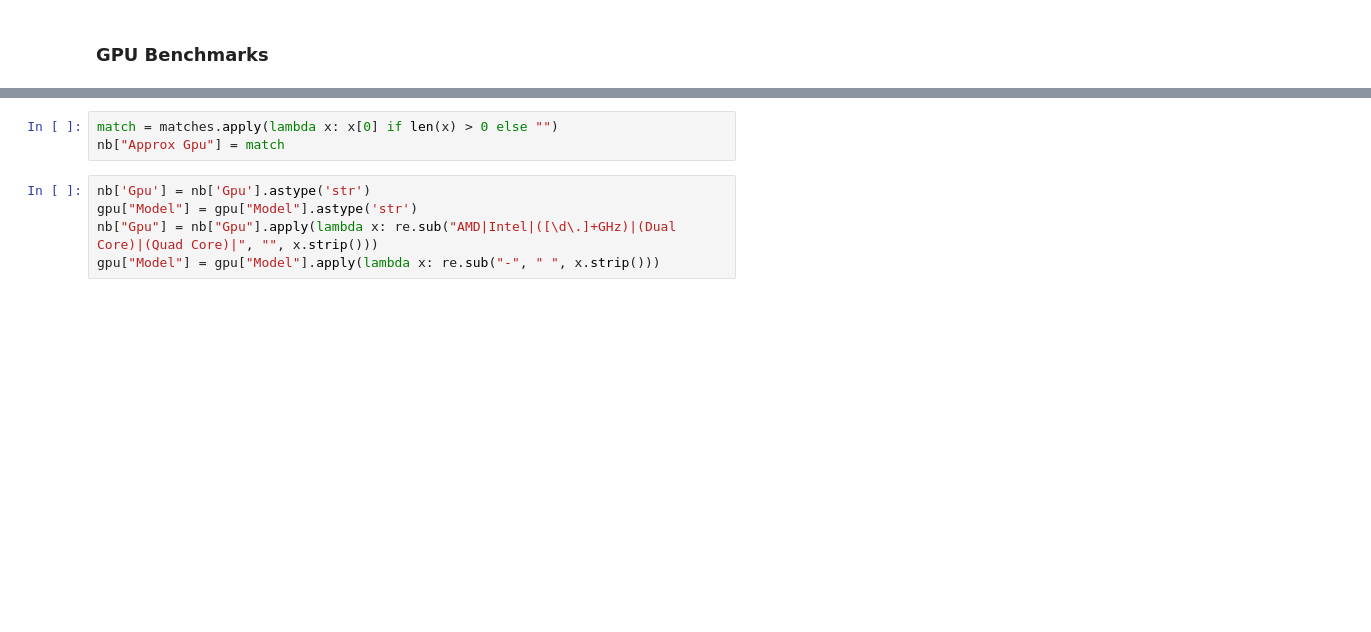
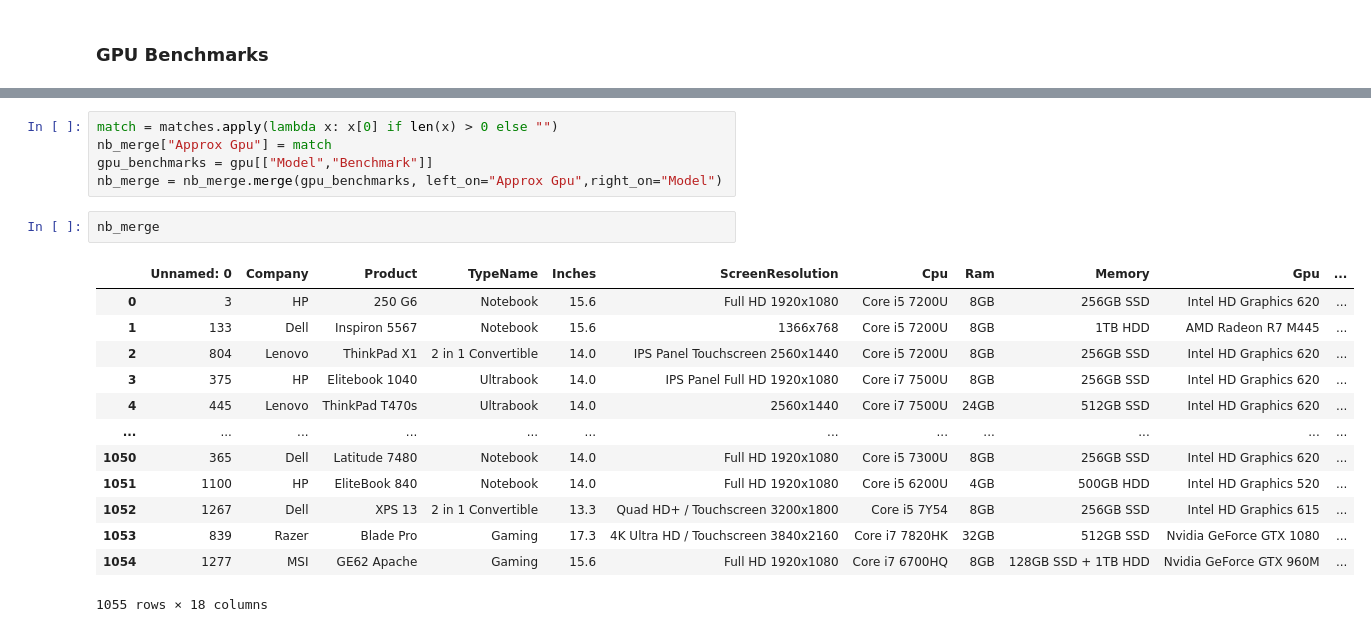
Before and after one commit to Aurathic/Bitcamp-2022, a Jupyter notebook: scraping/aggregate_data.ipynb, the cells around one changed output, grey strips where cells are left out. Drawn from its saved outputs; the diff is of its cells as text; blank space fills up the shorter version.

Commit message:
Fix errors with merges

```diff
--- a/scraping/aggregate_data.ipynb
+++ b/scraping/aggregate_data.ipynb
@@ -105,8 +94,21 @@ Name: Gpu, dtype: object
 # %%
 match = matches.apply(lambda x: x[0] if len(x) > 0 else "")
-nb["Approx Gpu"] = match
+nb_merge["Approx Gpu"] = match
+gpu_benchmarks = gpu[["Model","Benchmark"]]
+nb_merge = nb_merge.merge(gpu_benchmarks, left_on="Approx Gpu",right_on="Model")
-# %%
-nb['Gpu'] = nb['Gpu'].astype('str')
-gpu["Model"] = gpu["Model"].astype('str')
-nb["Gpu"] = nb["Gpu"].apply(lambda x: re.sub("AMD|Intel|([\d\.]+GHz)|(Dual Core)|(Quad Core)|", "", x.strip()))
-gpu["Model"] = gpu["Model"].apply(lambda x: re.sub("-", " ", x.strip()))
+# %%
+nb_merge
+# %% [output]
+|  | Unnamed: 0 | Company | Product | TypeName | Inches | ScreenResolution | Cpu | Ram | Memory | Gpu | ... |
+| 0 | 3 | HP | 250 G6 | Notebook | 15.6 | Full HD 1920x1080 | Core i5 7200U | 8GB | 256GB SSD | Intel HD Graphics 620 | ... |
+| 1 | 133 | Dell | Inspiron 5567 | Notebook | 15.6 | 1366x768 | Core i5 7200U | 8GB | 1TB HDD | AMD Radeon R7 M445 | ... |
+| 2 | 804 | Lenovo | ThinkPad X1 | 2 in 1 Convertible | 14.0 | IPS Panel Touchscreen 2560x1440 | Core i5 7200U | 8GB | 256GB SSD | Intel HD Graphics 620 | ... |
+| 3 | 375 | HP | Elitebook 1040 | Ultrabook | 14.0 | IPS Panel Full HD 1920x1080 | Core i7 7500U | 8GB | 256GB SSD | Intel HD Graphics 620 | ... |
+| 4 | 445 | Lenovo | ThinkPad T470s | Ultrabook | 14.0 | 2560x1440 | Core i7 7500U | 24GB | 512GB SSD | Intel HD Graphics 620 | ... |
+| ... | ... | ... | ... | ... | ... | ... | ... | ... | ... | ... | ... |
+| 1050 | 365 | Dell | Latitude 7480 | Notebook | 14.0 | Full HD 1920x1080 | Core i5 7300U | 8GB | 256GB SSD | Intel HD Graphics 620 | ... |
+| 1051 | 1100 | HP | EliteBook 840 | Notebook | 14.0 | Full HD 1920x1080 | Core i5 6200U | 4GB | 500GB HDD | Intel HD Graphics 520 | ... |
+| 1052 | 1267 | Dell | XPS 13 | 2 in 1 Convertible | 13.3 | Quad HD+ / Touchscreen 3200x1800 | Core i5 7Y54 | 8GB | 256GB SSD | Intel HD Graphics 615 | ... |
+| 1053 | 839 | Razer | Blade Pro | Gaming | 17.3 | 4K Ultra HD / Touchscreen 3840x2160 | Core i7 7820HK | 32GB | 512GB SSD | Nvidia GeForce GTX 1080 | ... |
+| 1054 | 1277 | MSI | GE62 Apache | Gaming | 15.6 | Full HD 1920x1080 | Core i7 6700HQ | 8GB | 128GB SSD + 1TB HDD | Nvidia GeForce GTX 960M | ... |
+1055 rows × 18 columns
```
Also changed, not shown: parts of 9 cells of this notebook.
